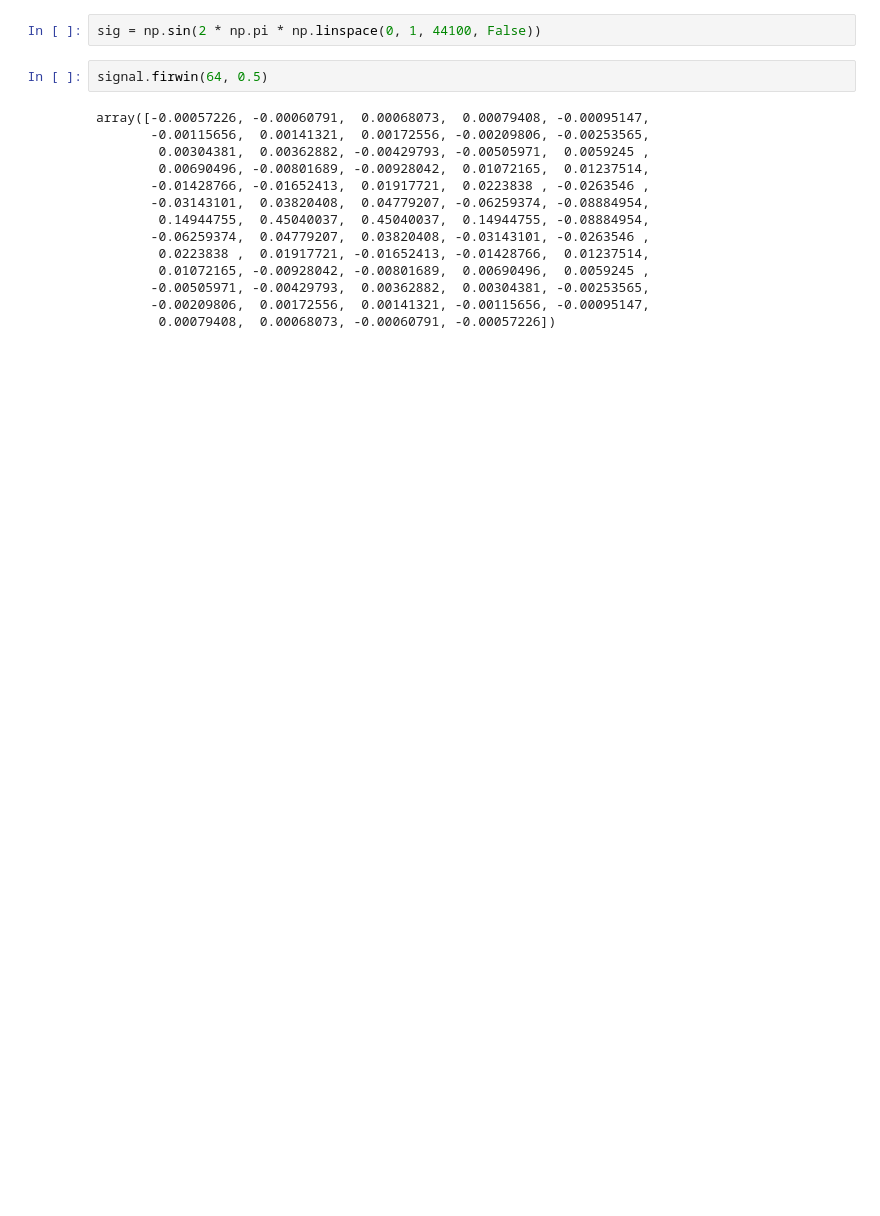
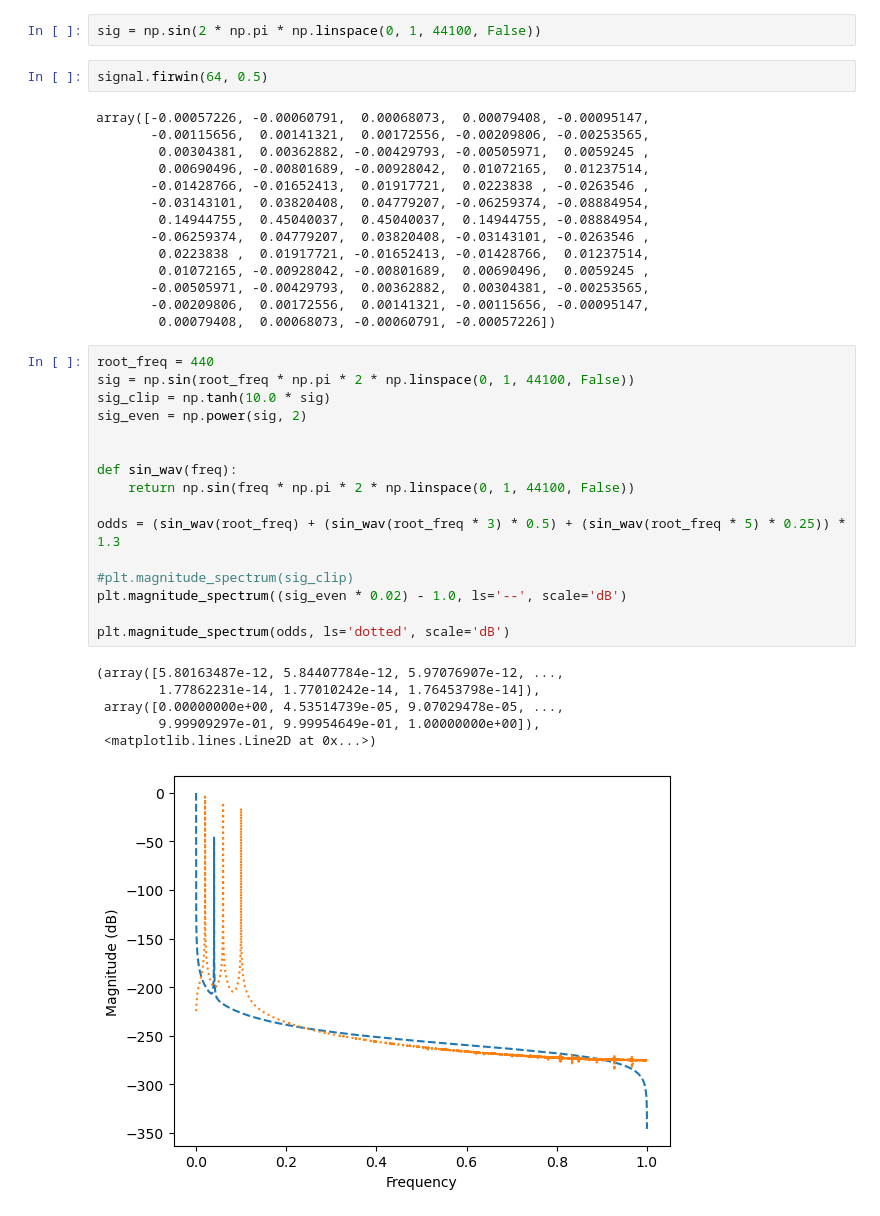
Before and after one commit to jsquie/Nonlinear_ADAA, a Jupyter notebook: Untitled.ipynb, the cells around one changed output. Saved outputs shown, nothing was run; the diff lists cells and outputs as text; blank space fills up the shorter version.

```diff
--- a/Untitled.ipynb
+++ b/Untitled.ipynb
@@ -20,3 +20,26 @@ array([-0.00057226, -0.00060791,  0.00068073,  0.00079408, -0.00095147,
        -0.00505971, -0.00429793,  0.00362882,  0.00304381, -0.00253565,
        -0.00209806,  0.00172556,  0.00141321, -0.00115656, -0.00095147,
         0.00079408,  0.00068073, -0.00060791, -0.00057226])
+# %%
+root_freq = 440
+sig = np.sin(root_freq * np.pi * 2 * np.linspace(0, 1, 44100, False))
+sig_clip = np.tanh(10.0 * sig)
+sig_even = np.power(sig, 2)
+
+
+def sin_wav(freq):
+    return np.sin(freq * np.pi * 2 * np.linspace(0, 1, 44100, False))
+
+odds = (sin_wav(root_freq) + (sin_wav(root_freq * 3) * 0.5) + (sin_wav(root_freq * 5) * 0.25)) * 1.3
+
+#plt.magnitude_spectrum(sig_clip)
+plt.magnitude_spectrum((sig_even * 0.02) - 1.0, ls='--', scale='dB')
+
+plt.magnitude_spectrum(odds, ls='dotted', scale='dB')
+# %% [output]
+(array([5.80163487e-12, 5.84407784e-12, 5.97076907e-12, ...,
+        1.77862231e-14, 1.77010242e-14, 1.76453798e-14]),
+ array([0.00000000e+00, 4.53514739e-05, 9.07029478e-05, ...,
+        9.99909297e-01, 9.99954649e-01, 1.00000000e+00]),
+ <matplotlib.lines.Line2D at 0x...>)
+[figure, added]
```
Also changed, not shown: parts of 2 cells of this notebook, 20 other files.
